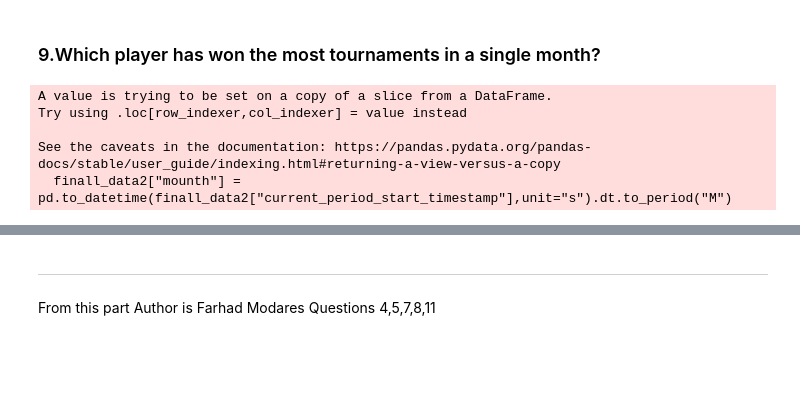
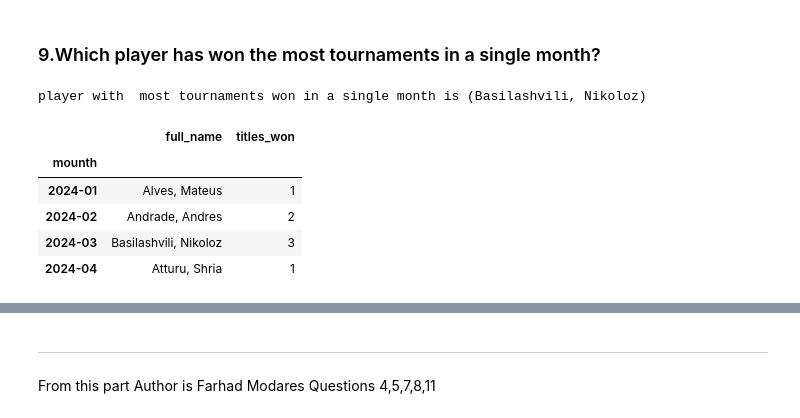
Before and after one commit to SinaNasrollahNezhad/Data-Science-Project, a Jupyter notebook: project_answer/answer_questions.ipynb, the cells around one changed output, grey strips where cells are left out. Drawn from its saved outputs; the diff is of its cells as text; code cells hidden in the pictures; blank space fills up the shorter version.

```diff
--- a/project_answer/answer_questions.ipynb
+++ b/project_answer/answer_questions.ipynb
@@ -189,15 +185,22 @@ merged_with_wins = pd.merge(all_players,wins_df,on="match_id",how="inner")
 merged_with_tournament = pd.merge(merged_with_wins,tournament_name,on="match_id",how="inner")
 finall_data = pd.merge(merged_with_tournament,times_player,on="match_id")
 # %%
-finall_data2 = finall_data.drop_duplicates(subset=["match_id","full_name"])
+finall_data2 = finall_data.drop_duplicates(subset=["match_id","full_name"]).copy()
 finall_data2["mounth"] = pd.to_datetime(finall_data2["current_period_start_timestamp"],unit="s").dt.to_period("M")
+champions = finall_data2.loc[finall_data2.groupby(["mounth","tournament_name"])["current_period_start_timestamp"].idxmax()]
 
-mounth_tournament_wins = finall_data2.groupby(["mounth","full_name","tournament_name"]).size().reset_index(name="wins_in_tournament")
-mounth_unique_tournament = mounth_tournament_wins.groupby(["mounth","full_name"])["tournament_name"].nunique().reset_index(name="tournaments_win")
-top_on_mounth = mounth_unique_tournament.loc[mounth_unique_tournament.groupby("mounth")["tournaments_win"].idxmax()]
+mountly_title = champions.groupby(["mounth","full_name"]).size().reset_index(name="titles_won")
+top_per_mounth = mountly_title.loc[mountly_title.groupby("mounth")["titles_won"].idxmax()]
+top_player = top_per_mounth.loc[top_per_mounth["titles_won"].idxmax(),"full_name"]
+
+
+print(f"player with  most tournaments won in a single month is ({top_player})")
+top_per_mounth.set_index("mounth")
 # %% [output]
-A value is trying to be set on a copy of a slice from a DataFrame.
-Try using .loc[row_indexer,col_indexer] = value instead
-
-See the caveats in the documentation: https://pandas.pydata.org/pandas-docs/stable/user_guide/indexing.html#returning-a-view-versus-a-copy
-  finall_data2["mounth"] = pd.to_datetime(finall_data2["current_period_start_timestamp"],unit="s").dt.to_period("M")
+player with  most tournaments won in a single month is (Basilashvili, Nikoloz)
+|  | full_name | titles_won |
+| mounth |  |  |
+| 2024-01 | Alves, Mateus | 1 |
+| 2024-02 | Andrade, Andres | 2 |
+| 2024-03 | Basilashvili, Nikoloz | 3 |
+| 2024-04 | Atturu, Shria | 1 |
```
Also changed, not shown: parts of 19 cells of this notebook.
